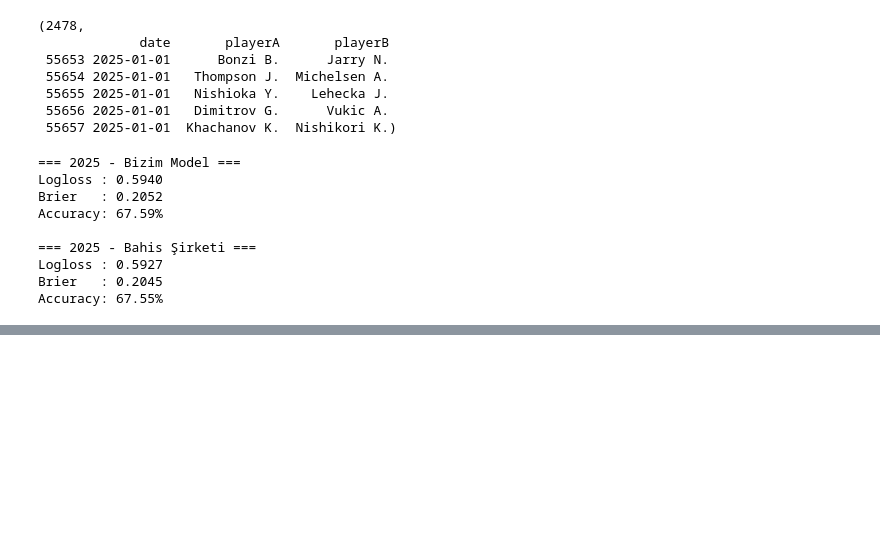
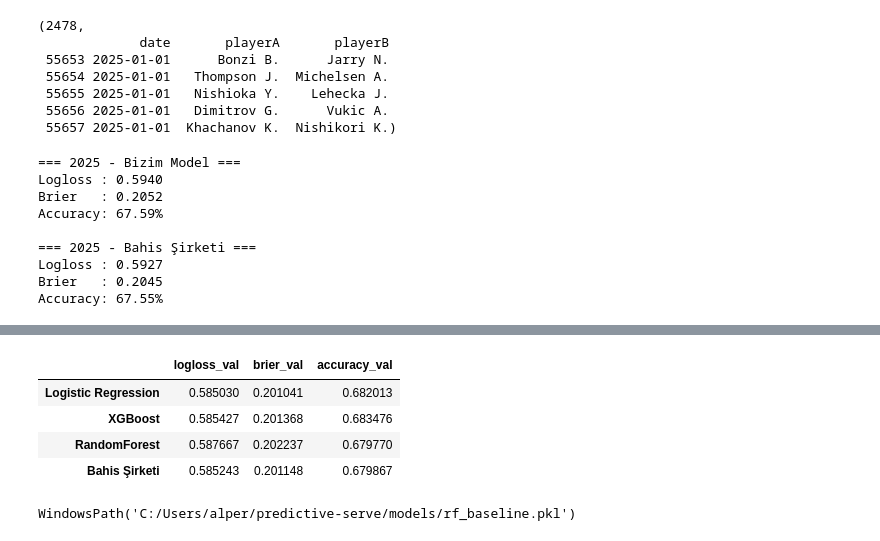
Before and after one commit to alperpamukcu/predictive-serve, a Jupyter notebook: notebooks/02_train_models.ipynb, the cells around one changed output, grey strips where cells are left out. Drawn from its saved outputs; the diff is of its cells as text; code cells hidden in the pictures; blank space fills up the shorter version.

Commit message:
FAZ 3: set/series feature'ları ve model güncellemesi
Bu commit ile:

```diff
--- a/notebooks/02_train_models.ipynb
+++ b/notebooks/02_train_models.ipynb
@@ -572,0 +616,20 @@ len(feature_cols), feature_cols[:15]
+# %%
+import numpy as np
+
+# Winrate kolonları -> NaN ise 0.5 (tarafsız)
+for col in [c for c in X_train.columns if "form_winrate" in c]:
+    X_train[col] = X_train[col].fillna(0.5)
+    X_val[col]   = X_val[col].fillna(0.5)
+
+# days_since_last* kolonları -> NaN ise train medyanı
+for col in [c for c in X_train.columns if "days_since_last" in c]:
+    median_val = X_train[col].median()
+    X_train[col] = X_train[col].fillna(median_val)
+    X_val[col]   = X_val[col].fillna(median_val)
+
+# Diğer tüm sayısal kolonlarda kalan NaN'ler -> medyan
+for col in X_train.columns:
+    if X_train[col].isna().any():
+        median_val = X_train[col].median()
+        X_train[col] = X_train[col].fillna(median_val)
+        X_val[col]   = X_val[col].fillna(median_val)
@@ -572,0 +804,53 @@ len(feature_cols), feature_cols[:15]
+# %%
+import pandas as pd
+
+from sklearn.metrics import log_loss, brier_score_loss, accuracy_score
+
+# Market (bahis şirketi) metrikleri
+market_proba_val = val_df["pA_market"].values
+
+market_logloss = log_loss(y_val, market_proba_val)
+market_brier   = brier_score_loss(y_val, market_proba_val)
+market_acc     = accuracy_score(y_val, (market_proba_val >= 0.5).astype(int))
+
+results = pd.DataFrame({
+    "logloss_val":  [
+        logreg_val_logloss,
+        xgb_val_logloss,
+        rf_val_logloss,
+        market_logloss,
+    ],
+    "brier_val":    [
+        logreg_val_brier,
+        xgb_val_brier,
+        rf_val_brier,
+        market_brier,
+    ],
+    "accuracy_val": [
+        logreg_val_acc,
+        xgb_val_acc,
+        rf_val_acc,
+        market_acc,
+    ],
+}, index=["Logistic Regression", "XGBoost", "RandomForest", "Bahis Şirketi"])
+
+results
+# %% [output]
+|  | logloss_val | brier_val | accuracy_val |
+| Logistic Regression | 0.585030 | 0.201041 | 0.682013 |
+| XGBoost | 0.585427 | 0.201368 | 0.683476 |
+| RandomForest | 0.587667 | 0.202237 | 0.679770 |
+| Bahis Şirketi | 0.585243 | 0.201148 | 0.679867 |
+# %%
+import joblib
+from pathlib import Path
+
+models_dir = PROJECT_ROOT / "models"
+models_dir.mkdir(parents=True, exist_ok=True)
+
+rf_model_path = models_dir / "rf_baseline.pkl"
+joblib.dump(rf, rf_model_path)
+
+rf_model_path
+# %% [output]
+WindowsPath('C:/Users/alper/predictive-serve/models/rf_baseline.pkl')
```
Also changed, not shown: parts of 23 cells of this notebook, 15 other files.
